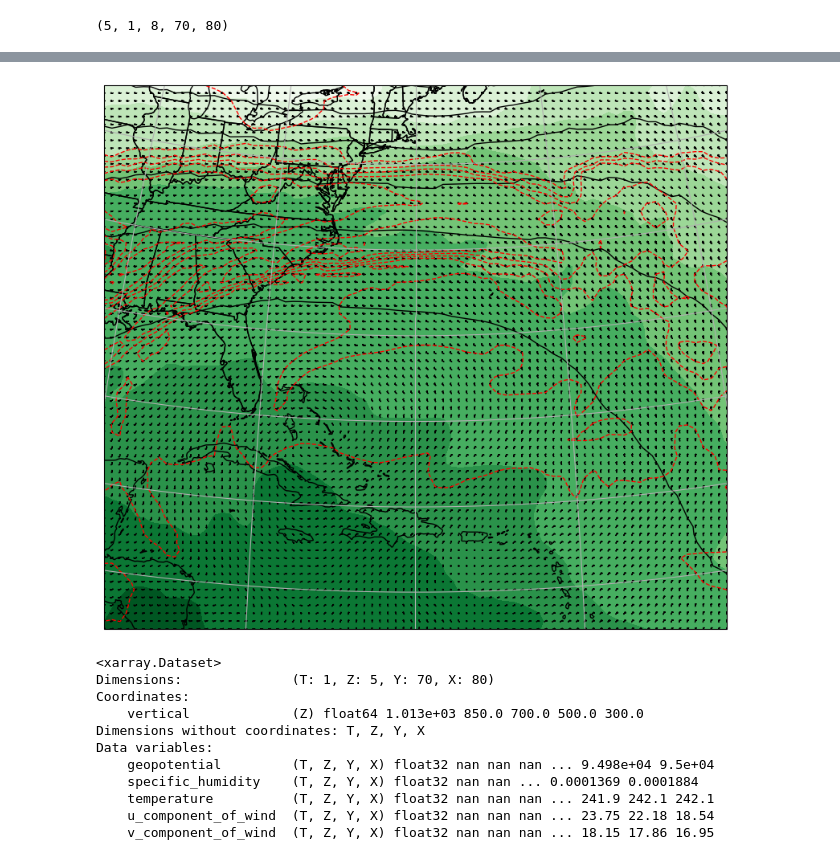
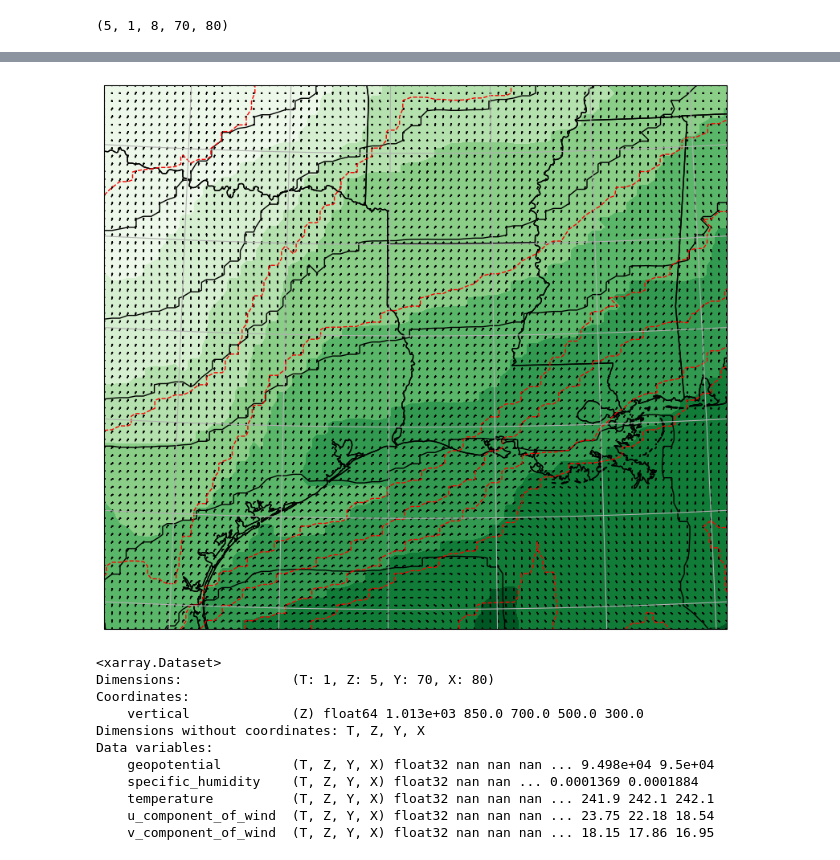
Before and after one commit to leaver2000/mesoscaler, a Jupyter notebook: notebooks/2. sampling.ipynb, the cells around one changed output, grey strips where cells are left out. Saved outputs shown, nothing was run; the diff lists cells and outputs as text; code cells hidden in the pictures.

```diff
--- a/notebooks/2. sampling.ipynb
+++ b/notebooks/2. sampling.ipynb
@@ -265,6 +265,8 @@ class Plotter:
 texas = -106.6, 25.8, -93.5, 36.5
 r = scale.resample(dsets, height=int(height), width=int(width))
 s = ms.AreaOfInterestSampler(domain, aoi=texas, time_batch_size=2)
-(lon, lat), time = random.choice(list(s))
-sample = r(lon, lat, time)
+
+
+(lon, lat), time = random.choice(s.indices)
 p = r.plot(lon, lat, time)
+p
@@ -271,7 +279,7 @@ p = r.plot(lon, lat, time)
 # %%
-.level(time[0], 300)
+p.level(time[0], 1000)
 # %% [output]
-[figure, old version]
+[figure, new version]
 # %%
 producer = ms.create.producer(
     dsets,
```
Also changed, not shown: parts of 2 cells of this notebook, 3 other files.
